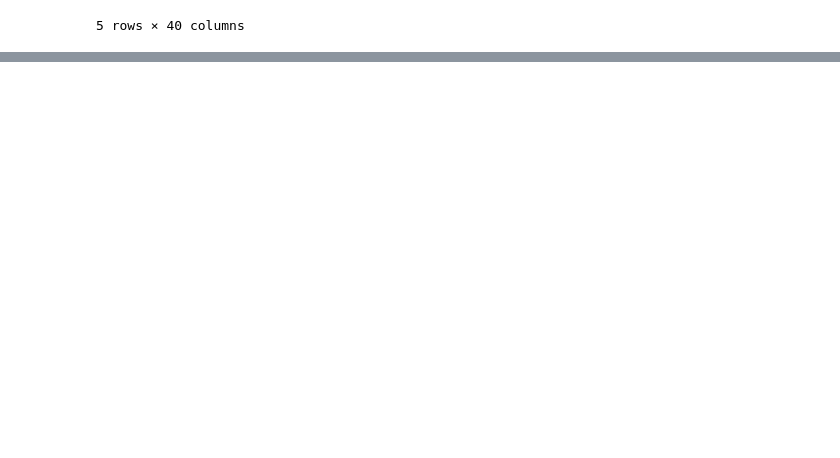
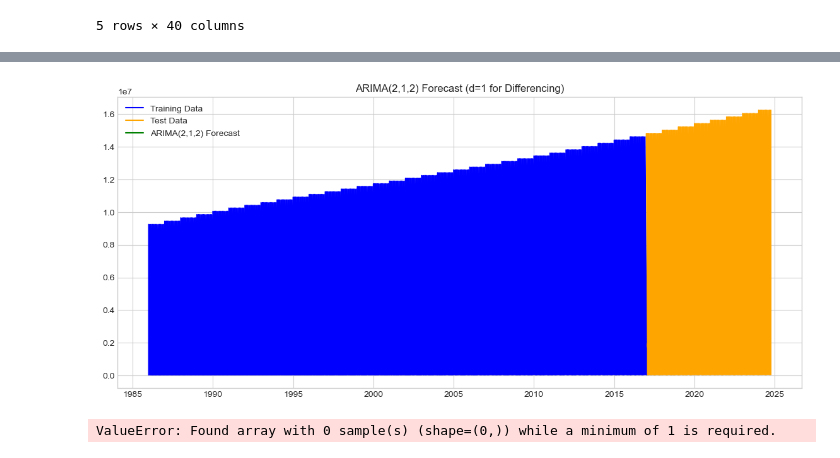
Before and after one commit to noob-noob1/IRCC_Project, a Jupyter notebook: machine learning/machine_learning.ipynb, the cells around one changed output, grey strips where cells are left out. Cells and saved outputs as stored; diff of their text form; code cells hidden in the pictures; blank space fills up the shorter version.

```diff
--- a/machine learning/machine_learning.ipynb
+++ b/machine learning/machine_learning.ipynb
@@ -326,0 +166,16 @@ Best model saved as best_model.pkl
+# %%
+# 3. DATA PREPARATION
+
+X = df.drop(['Number_of_Households', 'GEO'], axis=1)
+y = df['Number_of_Households']
+
+# Time-based split: 80% training, 20% testing
+X_train, X_test, y_train, y_test = train_test_split(
+    X, y, test_size=0.2, shuffle=False
+)
+
+print("Shapes:")
+print("X_train:", X_train.shape, "y_train:", y_train.shape)
+print("X_test:", X_test.shape, "y_test:", y_test.shape)
+
+y_train
@@ -326,0 +220,48 @@ Best model saved as best_model.pkl
+# %%
+# 1. MANUALLY FIT ARIMA(2,1,2)
+# Explanation:
+#   p=2 -> Use 2 lagged observations.
+#   d=1 -> Difference once to remove trend.
+#   q=2 -> Use 2 lagged forecast errors.
+model = ARIMA(y_train, order=(2, 1, 2))
+result = model.fit()
+print(result.summary())
+
+# 2. FORECAST ONLY THE TEST PERIOD
+# We forecast from the end of training data to the end of the test data.
+start = len(y_train)
+end = len(y_train) + len(y_test) - 1
+forecast_values = result.predict(start=start, end=end, dynamic=False)
+
+# 3. ASSIGN THE FORECAST THE SAME INDEX AS y_test
+# Instead of reindexing, directly assign y_test.index to the forecast.
+forecast_series = pd.Series(forecast_values, index=y_test.index)
+
+# 4. HANDLE ANY NaNs (if they exist) by forward filling.
+forecast_series = forecast_series.fillna(method='ffill')
+y_test_filled = y_test.fillna(method='ffill')
+
+# Ensure no NaN values remain in both series
+forecast_series = forecast_series.dropna()
+y_test_filled = y_test_filled.loc[forecast_series.index]
+
+# 5. PLOT THE RESULTS
+plt.figure(figsize=(14,6))
+plt.plot(y_train.index, y_train, label='Training Data', color='blue')
+plt.plot(y_test.index, y_test, label='Test Data', color='orange')
+plt.plot(forecast_series.index, forecast_series, label='ARIMA(2,1,2) Forecast', color='green')
+plt.title("ARIMA(2,1,2) Forecast (d=1 for Differencing)")
+plt.legend()
+plt.show()
+
+# 6. COMPUTE EVALUATION METRICS
+# Since the indices now match, we can compute metrics directly.
+rmse = np.sqrt(mean_squared_error(y_test_filled, forecast_series))
+mae = mean_absolute_error(y_test_filled, forecast_series)
+r2 = r2_score(y_test_filled, forecast_series)
+
+print("ARIMA(2,1,2) Performance:")
+print(f"  RMSE: {rmse:.2f}")
+print(f"  MAE:  {mae:.2f}")
+print(f"  R²:   {r2:.4f}")
+# %% [output]
@@ -326,0 +285,2 @@ Best model saved as best_model.pkl
+[figure, added]
+ValueError: Found array with 0 sample(s) (shape=(0,)) while a minimum of 1 is required.
```
Also changed, not shown: parts of 41 cells of this notebook, 2 other files.
